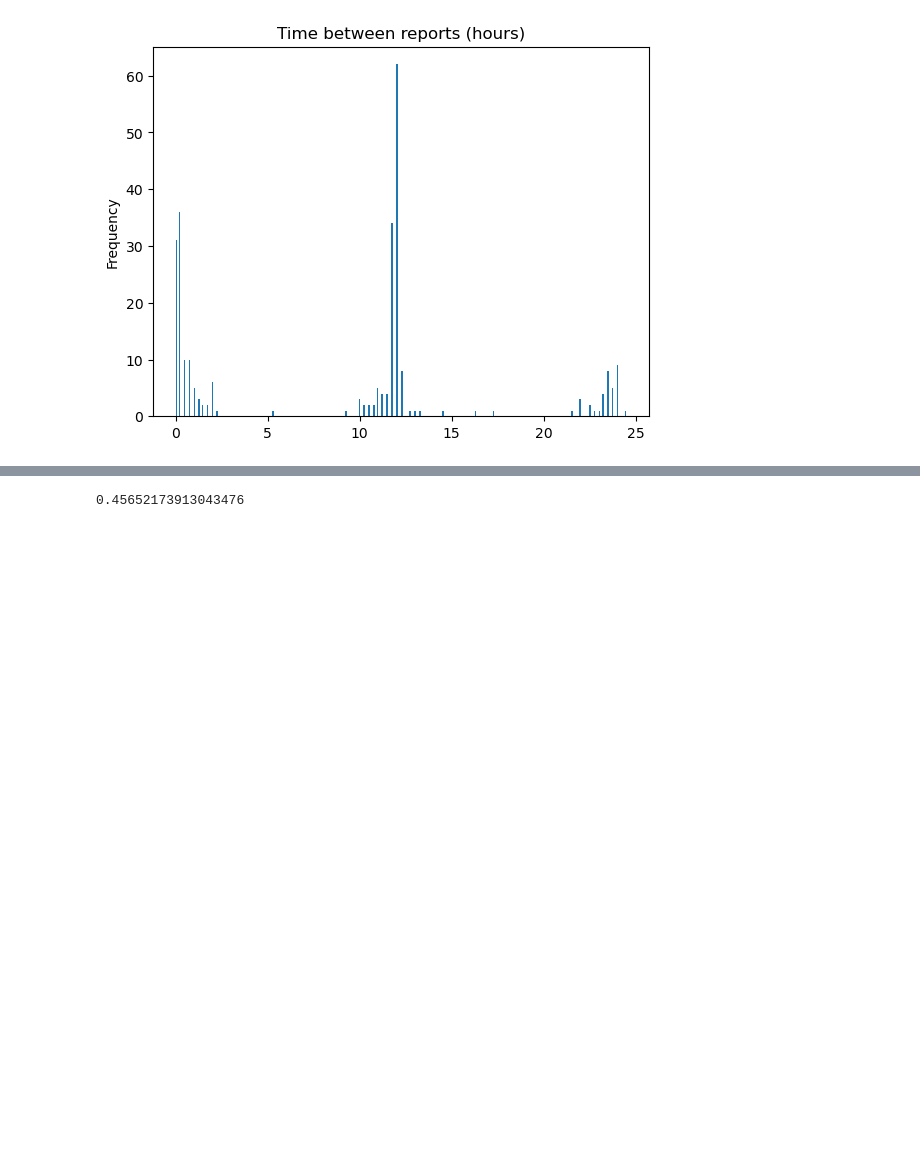
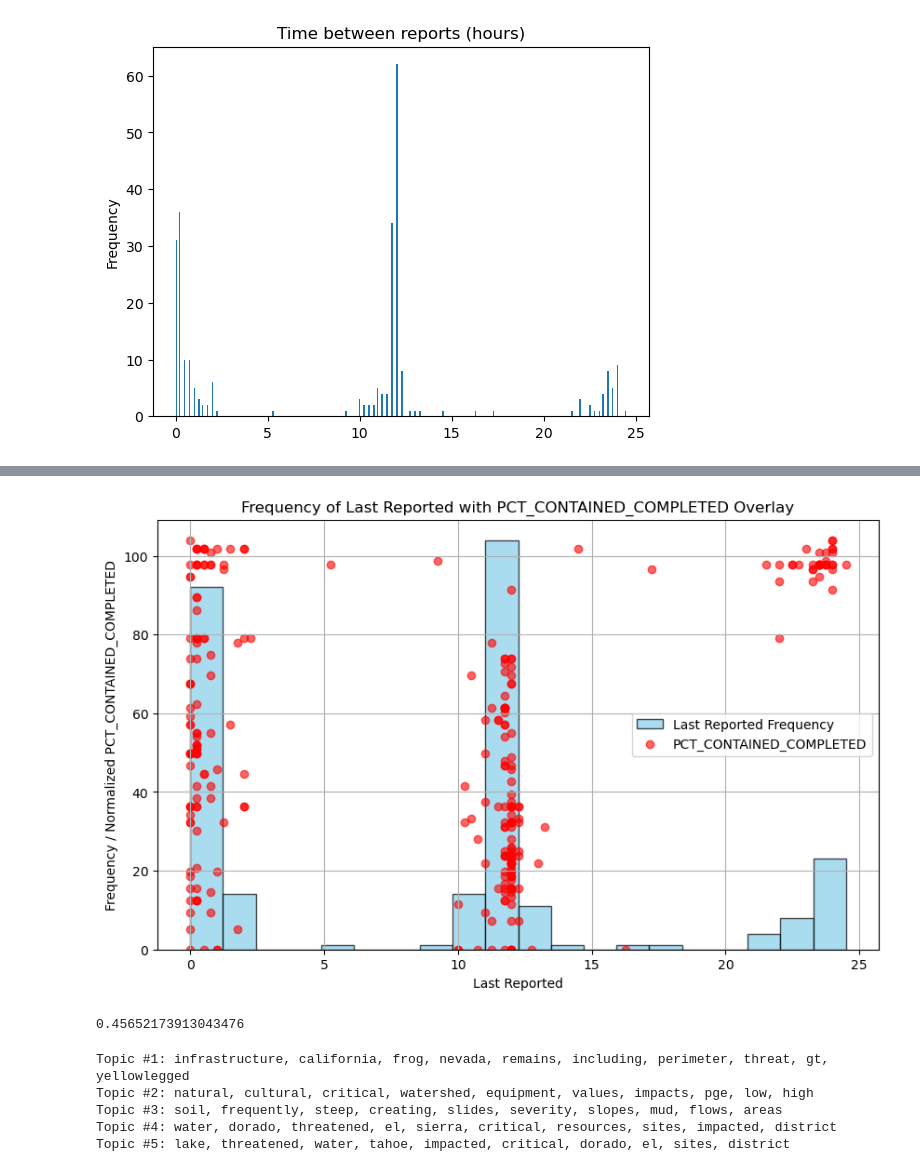
Before and after one commit to lucap1211/EA_fire_project, a Jupyter notebook: dixie-caldor-clean-and-rework-current-threat.ipynb, the cells around one changed output, grey strips where cells are left out. Drawn from its saved outputs; the diff is of its cells as text; code cells hidden in the pictures; blank space fills up the shorter version.

```diff
--- a/dixie-caldor-clean-and-rework-current-threat.ipynb
+++ b/dixie-caldor-clean-and-rework-current-threat.ipynb
@@ -80,3 +141,29 @@ df_norepeat['last_reported'].plot(kind='hist', bins= len(df_norepeat), title='Ti
+# %%
+import numpy as np
+
+# Create the histogram for 'last_reported'
+plt.figure(figsize=(10, 6))
+n, bins, patches = plt.hist(df_norepeat['last_reported'], bins=20, color='skyblue', edgecolor='black', alpha=0.7, label='Last Reported Frequency')
+
+# Normalize 'PCT_CONTAINED_COMPLETED' to match the histogram's y-axis scale
+# This step is crucial to overlaying the scatter plot meaningfully on the histogram
+max_height = max(n)  # Maximum frequency in the histogram
+normalized_pct = (df_norepeat['PCT_CONTAINED_COMPLETED'] / df_norepeat['PCT_CONTAINED_COMPLETED'].max()) * max_height
+
+# Create the scatter plot overlay
+plt.scatter(df_norepeat['last_reported'], normalized_pct, color='red', label='PCT_CONTAINED_COMPLETED', alpha=0.6)
+
+# Customize the plot
+plt.xlabel('Last Reported')
+plt.ylabel('Frequency / Normalized PCT_CONTAINED_COMPLETED')
+plt.title('Frequency of Last Reported with PCT_CONTAINED_COMPLETED Overlay')
+plt.legend()
+plt.grid(True)
+
+# Show the plot
+plt.show()
+# %% [output]
+[figure, added]
 # %%
 # Calculate the percentage of repeated/unrepeated values
 (df_norepeat['unrepeated_CURRENT_THREAT_12'] == 'same').sum() / len(df_norepeat)
@@ -128,3 +215,48 @@ dft['CURRENT_THREAT_NARR2'] = dft.CURRENT_THREAT_NARR2.str.strip()
 
 
 dft.to_csv(os.path.join(tmp_dir,'dixie-caldor-threat.csv'),index=False)
+# %%
+import pandas as pd
+import re
+from sklearn.feature_extraction.text import CountVectorizer
+from sklearn.decomposition import LatentDirichletAllocation
+
+# Load your data
+data = pd.read_csv(os.path.join(tmp_dir,'dixie-caldor-threat.csv'))
+narratives = data[data['INCIDENT_ID'] == '2021_12908560_CALDOR']['CURRENT_THREAT_NARR2'].fillna('')
+
+# Preprocess text: convert to lower case, remove special characters, and remove stop words
+stop_words = set(['and', 'the', 'of', 'to', 'in', 'is', 'a', 'for', 'are', 'that', 'with', 'as', 'on', 'this', 'at', 'from', 'by', 'an', 'be', 'it'])
+
+def preprocess_text(text):
+    text = text.lower()
+    text = re.sub(r'[^a-z\s]', '', text)
+    return ' '.join([word for word in text.split() if word not in stop_words])
+
+cleaned_narratives = narratives.apply(preprocess_text)
+
+# Vectorize the text data
+vectorizer = CountVectorizer(max_df=0.95, min_df=2, stop_words='english')
+doc_term_matrix = vectorizer.fit_transform(cleaned_narratives)
+
+# Train the LDA model
+lda = LatentDirichletAllocation(n_components=5, random_state=42)
+lda.fit(doc_term_matrix)
+
+# Display the top words for each topic
+n_top_words = 10
+words = vectorizer.get_feature_names_out()
+topics = []
+
+for topic_idx, topic in enumerate(lda.components_):
+    top_words = [words[i] for i in topic.argsort()[:-n_top_words - 1:-1]]
+    topics.append(top_words)
+
+for idx, topic in enumerate(topics):
+    print(f"Topic #{idx + 1}: {', '.join(topic)}")
+# %% [output]
+Topic #1: infrastructure, california, frog, nevada, remains, including, perimeter, threat, gt, yellowlegged
+Topic #2: natural, cultural, critical, watershed, equipment, values, impacts, pge, low, high
+Topic #3: soil, frequently, steep, creating, slides, severity, slopes, mud, flows, areas
+Topic #4: water, dorado, threatened, el, sierra, critical, resources, sites, impacted, district
+Topic #5: lake, threatened, water, tahoe, impacted, critical, dorado, el, sites, district
```
Also changed, not shown: parts of 5 cells of this notebook.
